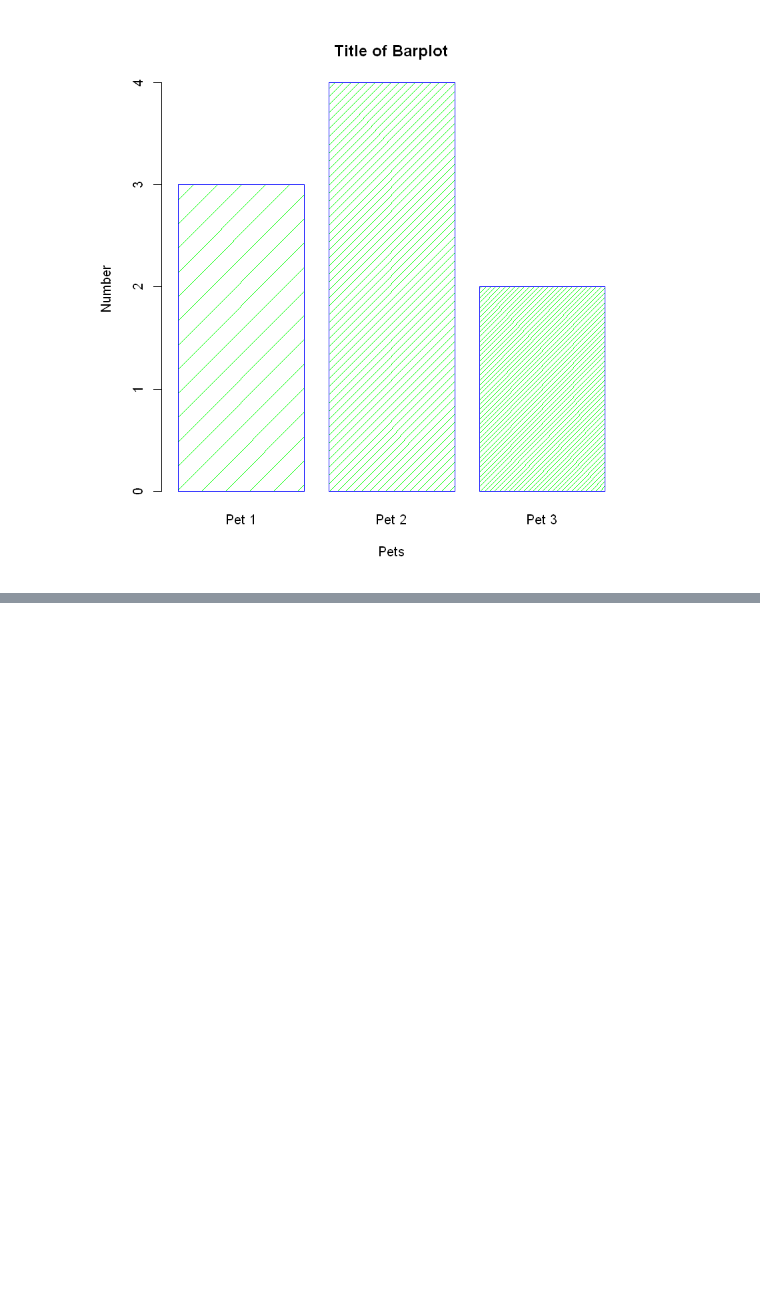
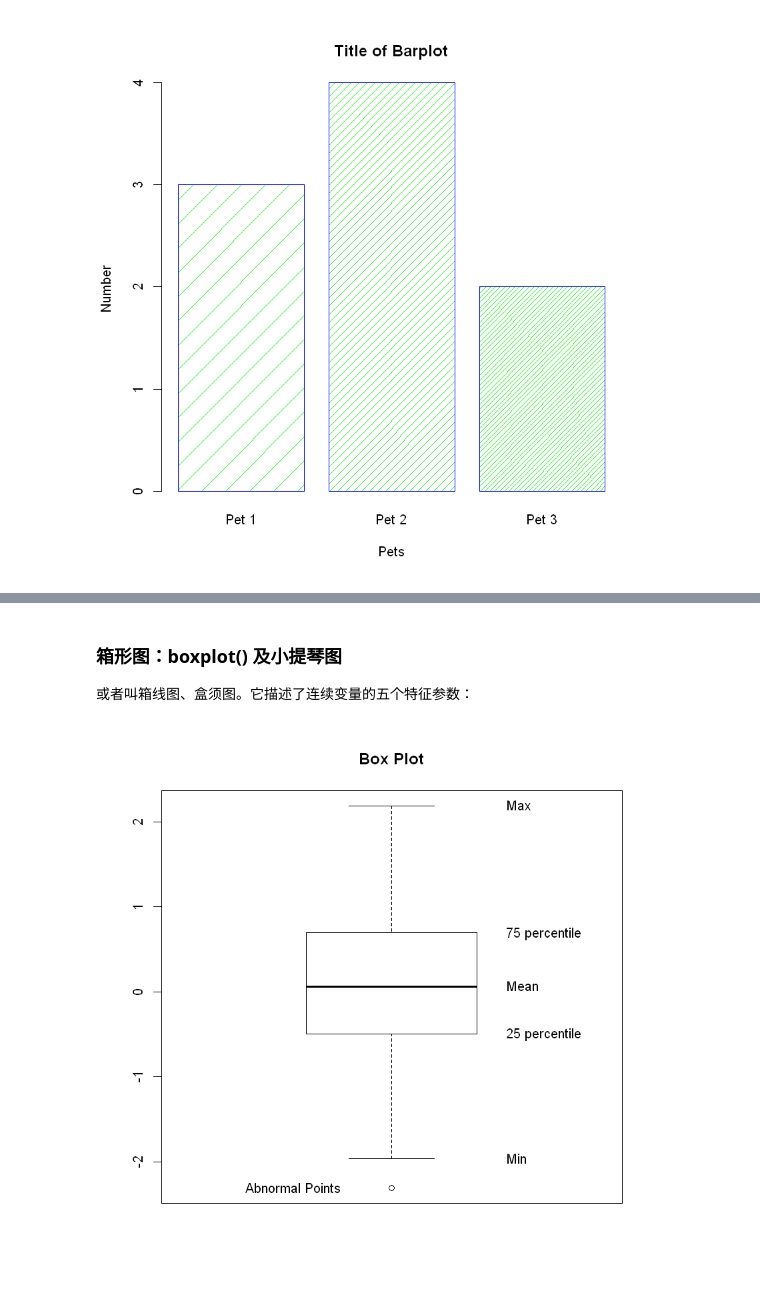
Before and after one commit to wklchris/wklchris.github.io, a Jupyter notebook: ipynb/R-plotting-basic.ipynb, the cells around one changed output, grey strips where cells are left out. Saved outputs shown, nothing was run; the diff lists cells and outputs as text; code cells hidden in the pictures; blank space fills up the shorter version.

```diff
--- a/ipynb/R-plotting-basic.ipynb
+++ b/ipynb/R-plotting-basic.ipynb
@@ -364,0 +432,11 @@ barplot(dt, main="Title of Barplot", xlab="Pets", ylab="Number",
+# %% [markdown]
+### 箱形图：boxplot() 及小提琴图
+
+或者叫箱线图、盒须图。它描述了连续变量的五个特征参数：
+# %%
+fig <- boxplot(dt, main="Box Plot")
+paras <- c("Min", "25 percentile", "Mean", "75 percentile", "Max")
+text(1.25, fig$stats, paras, pos=4)
+text(0.9, fig$out, "Abnormal Points", pos=2)
+# %% [output]
+[figure, added]
```
Also changed, not shown: parts of 20 cells of this notebook, 19 other files.
